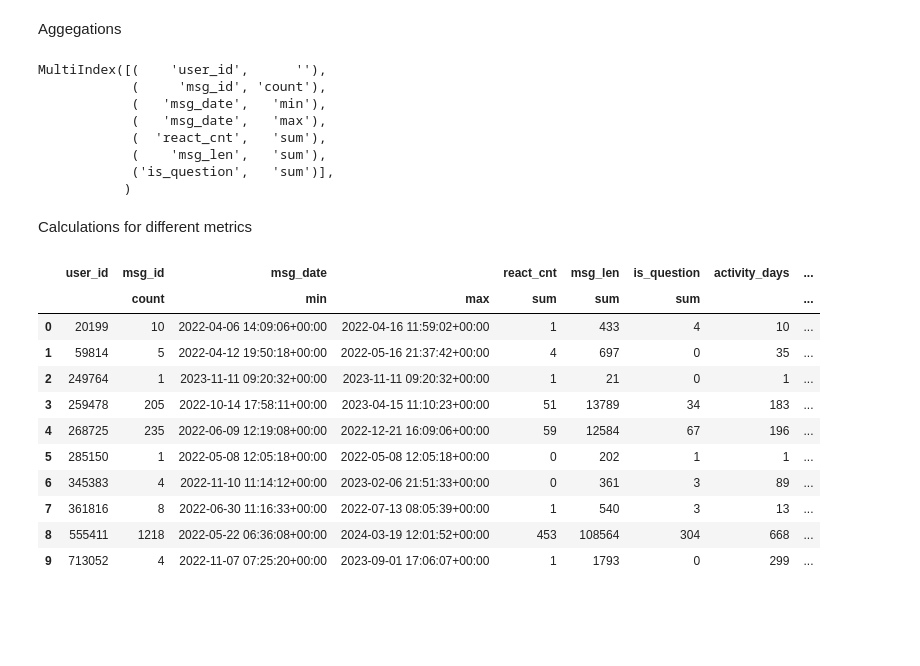
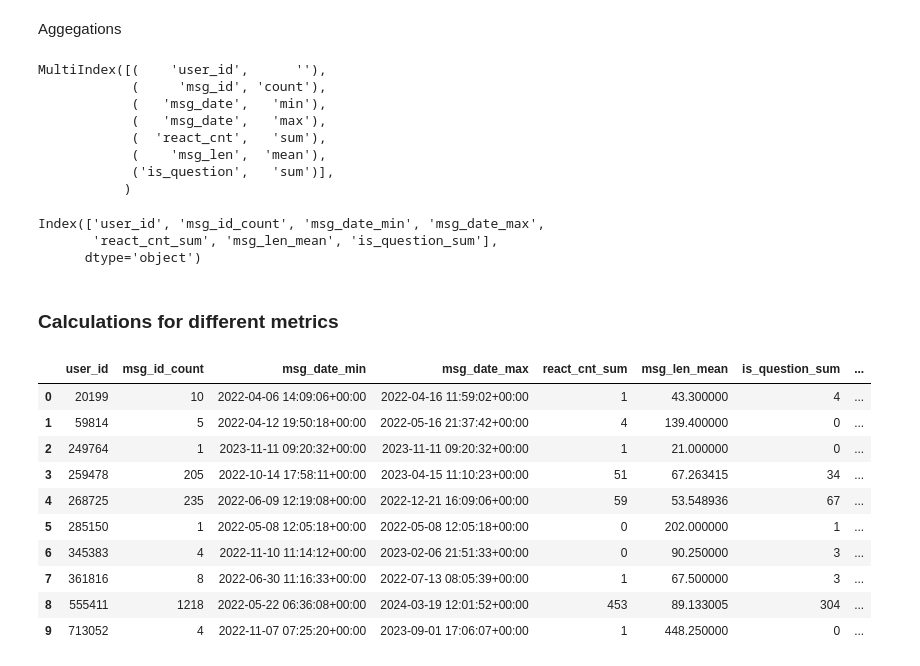
Before and after one commit to DmitriiK/telegram-automation, a Jupyter notebook: telega2pandas.ipynb, the cells around one changed output. Drawn from its saved outputs; the diff is of its cells as text; code cells hidden in the pictures; blank space fills up the shorter version.

Commit message:
users reporting

```diff
--- a/telega2pandas.ipynb
+++ b/telega2pandas.ipynb
@@ -107,7 +107,7 @@ Aggegations
 aggs = {'msg_id':'count',
         'msg_date':['min','max'],
         'react_cnt': 'sum',
-        'msg_len': 'sum',
+        'msg_len': 'mean',
         "is_question": 'sum'
         }
 agg_df = df.groupby('user_id').aggregate(aggs).reset_index()
@@ -118,32 +118,39 @@ MultiIndex([(    'user_id',      ''),
             (   'msg_date',   'min'),
             (   'msg_date',   'max'),
             (  'react_cnt',   'sum'),
-            (    'msg_len',   'sum'),
+            (    'msg_len',  'mean'),
             ('is_question',   'sum')],
            )
+# %%
+# flattening of column MultiIndex
+if  isinstance(agg_df.columns, pd.MultiIndex):
+    agg_df.columns = ['_'.join(col).rstrip('_') if col[1] else col[0] for col in agg_df.columns]
+agg_df.columns
+# %% [output]
+Index(['user_id', 'msg_id_count', 'msg_date_min', 'msg_date_max',
+       'react_cnt_sum', 'msg_len_mean', 'is_question_sum'],
+      dtype='object')
 # %% [markdown]
-Calculations for different metrics
+### Calculations for different metrics
 # %%
 # calculations
 
-msg_cnt_s = agg_df[('msg_id', 'count')]
+msg_cnt_s = agg_df['msg_id_count']
 
-agg_df['activity_days'] = (agg_df [('msg_date', 'max')] - agg_df [('msg_date', 'min')]).dt.days+1
-agg_df['reactions_per_mess'] = agg_df[('react_cnt',  'sum')]/msg_cnt_s
+agg_df['activity_days'] = (agg_df ['msg_date_max'] - agg_df ['msg_date_min']).dt.days+1
+agg_df['reactions_per_mess'] = agg_df['react_cnt_sum']/msg_cnt_s
 agg_df['mess_per_day'] = msg_cnt_s/agg_df['activity_days']
-agg_df['len_per_mes'] = agg_df[( 'msg_len', 'sum')]/msg_cnt_s
-agg_df['%_of_questions'] = agg_df[('is_question', 'sum')]/msg_cnt_s
+agg_df['%_of_questions'] = agg_df['is_question_sum']/msg_cnt_s
 agg_df.head(10)
 # %% [output]
-|  | user_id | msg_id | msg_date |  | react_cnt | msg_len | is_question | activity_days | ... |
-|  |  | count | min | max | sum | sum | sum |  | ... |
-| 0 | 20199 | 10 | 2022-04-06 14:09:06+00:00 | 2022-04-16 11:59:02+00:00 | 1 | 433 | 4 | 10 | ... |
-| 1 | 59814 | 5 | 2022-04-12 19:50:18+00:00 | 2022-05-16 21:37:42+00:00 | 4 | 697 | 0 | 35 | ... |
-| 2 | 249764 | 1 | 2023-11-11 09:20:32+00:00 | 2023-11-11 09:20:32+00:00 | 1 | 21 | 0 | 1 | ... |
-| 3 | 259478 | 205 | 2022-10-14 17:58:11+00:00 | 2023-04-15 11:10:23+00:00 | 51 | 13789 | 34 | 183 | ... |
-| 4 | 268725 | 235 | 2022-06-09 12:19:08+00:00 | 2022-12-21 16:09:06+00:00 | 59 | 12584 | 67 | 196 | ... |
-| 5 | 285150 | 1 | 2022-05-08 12:05:18+00:00 | 2022-05-08 12:05:18+00:00 | 0 | 202 | 1 | 1 | ... |
-| 6 | 345383 | 4 | 2022-11-10 11:14:12+00:00 | 2023-02-06 21:51:33+00:00 | 0 | 361 | 3 | 89 | ... |
-| 7 | 361816 | 8 | 2022-06-30 11:16:33+00:00 | 2022-07-13 08:05:39+00:00 | 1 | 540 | 3 | 13 | ... |
-| 8 | 555411 | 1218 | 2022-05-22 06:36:08+00:00 | 2024-03-19 12:01:52+00:00 | 453 | 108564 | 304 | 668 | ... |
-| 9 | 713052 | 4 | 2022-11-07 07:25:20+00:00 | 2023-09-01 17:06:07+00:00 | 1 | 1793 | 0 | 299 | ... |
+|  | user_id | msg_id_count | msg_date_min | msg_date_max | react_cnt_sum | msg_len_mean | is_question_sum | ... |
+| 0 | 20199 | 10 | 2022-04-06 14:09:06+00:00 | 2022-04-16 11:59:02+00:00 | 1 | 43.300000 | 4 | ... |
+| 1 | 59814 | 5 | 2022-04-12 19:50:18+00:00 | 2022-05-16 21:37:42+00:00 | 4 | 139.400000 | 0 | ... |
+| 2 | 249764 | 1 | 2023-11-11 09:20:32+00:00 | 2023-11-11 09:20:32+00:00 | 1 | 21.000000 | 0 | ... |
+| 3 | 259478 | 205 | 2022-10-14 17:58:11+00:00 | 2023-04-15 11:10:23+00:00 | 51 | 67.263415 | 34 | ... |
+| 4 | 268725 | 235 | 2022-06-09 12:19:08+00:00 | 2022-12-21 16:09:06+00:00 | 59 | 53.548936 | 67 | ... |
+| 5 | 285150 | 1 | 2022-05-08 12:05:18+00:00 | 2022-05-08 12:05:18+00:00 | 0 | 202.000000 | 1 | ... |
+| 6 | 345383 | 4 | 2022-11-10 11:14:12+00:00 | 2023-02-06 21:51:33+00:00 | 0 | 90.250000 | 3 | ... |
+| 7 | 361816 | 8 | 2022-06-30 11:16:33+00:00 | 2022-07-13 08:05:39+00:00 | 1 | 67.500000 | 3 | ... |
+| 8 | 555411 | 1218 | 2022-05-22 06:36:08+00:00 | 2024-03-19 12:01:52+00:00 | 453 | 89.133005 | 304 | ... |
+| 9 | 713052 | 4 | 2022-11-07 07:25:20+00:00 | 2023-09-01 17:06:07+00:00 | 1 | 448.250000 | 0 | ... |
```
Also changed, not shown: parts of 14 cells of this notebook, 2 other files.
